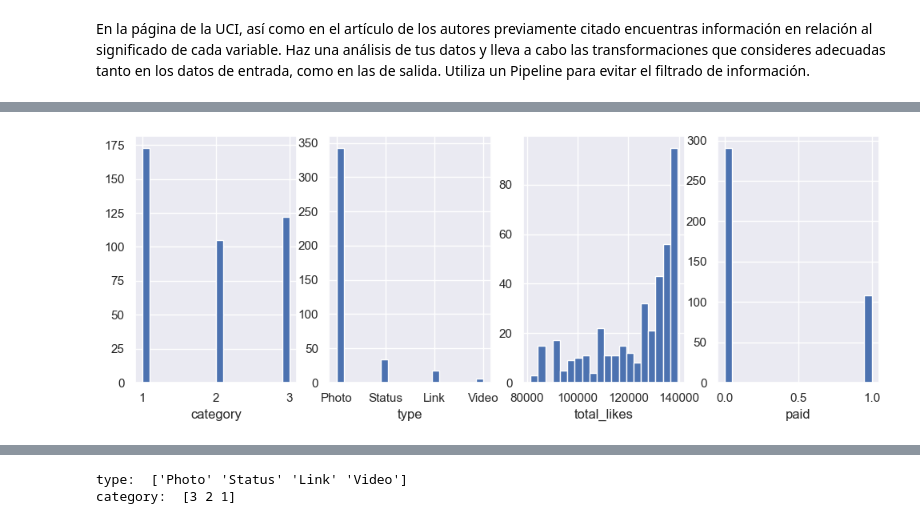
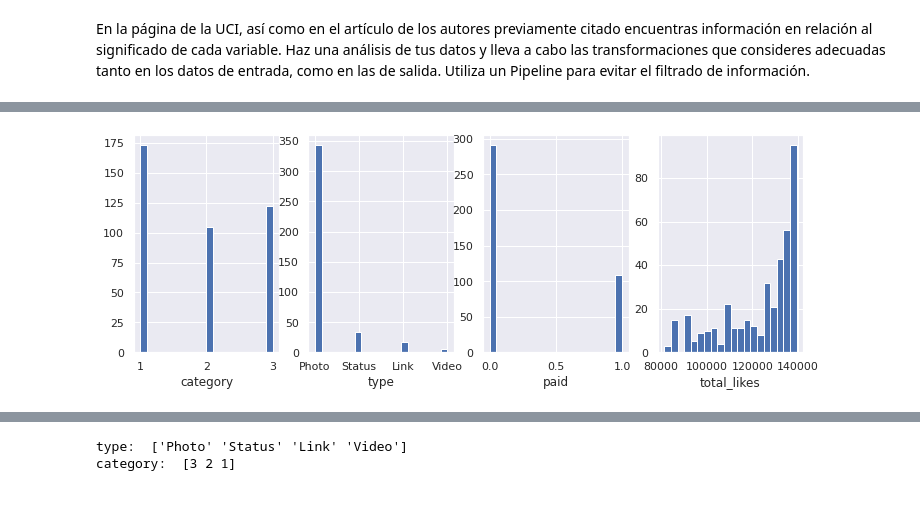
Before and after one commit to KarltonBotics/MNA-IA-Equipos51, a Jupyter notebook: MNA_IAyAA_semana_7_Actividad.ipynb, the cells around one changed output, grey strips where cells are left out. Cells and saved outputs as stored; diff of their text form; code cells hidden in the pictures.

```diff
--- a/MNA_IAyAA_semana_7_Actividad.ipynb
+++ b/MNA_IAyAA_semana_7_Actividad.ipynb
@@ -231,17 +257,15 @@ def mape(y, y_hat):
 En la página de la UCI, así como en el artículo de los autores previamente citado encuentras información en relación al significado de cada variable. Haz una análisis de tus datos y lleva a cabo las transformaciones que consideres adecuadas tanto en los datos de entrada, como en las de salida. Utiliza un Pipeline para evitar el filtrado de información.
 # %%
 # Función que grafica un histograma de acuerdo con los parámetros predefinidos
-def plot_hist(X_train_data):
+def plot_hist(df_data):
   # Tamaño de la figura
   sns.set(rc={'figure.figsize':(12,4)})
-  len_col = len(X_train_data.columns)
+  len_col = len(df_data.columns)
   # Ventana de 1x3 nichos para incluir en cada uno de ellos un gráfico.
   fig, axes = plt.subplots(1, len_col)
   for k in range(0,len_col):
     plt.subplot(1, len_col, k+1)
-    # X_train_data.columns devuelve una lista con los nombres de las columnas.
-    plt.hist(X_train_data[X_train_data.columns[k]], bins=20)
-    plt.xlabel(X_train_data.columns[k])
+    # df_data.columns devuelve una lista con los nombres de las columnas.
+    plt.hist(df_data[df_data.columns[k]], bins=20)
+    plt.xlabel(df_data.columns[k])
   plt.show()
-
-  X_train_data.describe()
@@ -248,8 +291,8 @@ def plot_hist(X_train_data):
 # %%
 # Histograma de las variables de entrada
-plot_hist(X_train[['category', 'type', 'total_likes', 'paid']])
+plot_hist(X_train[['category', 'type', 'paid', 'total_likes']])
 # %% [output]
-[figure, old version]
+[figure, new version]
 # %%
 # Histograma de las variables de entrada
 plot_hist(X_train[['post_month', 'post_weekday', 'post_hour']])
```
Also changed, not shown: parts of 54 cells of this notebook.
